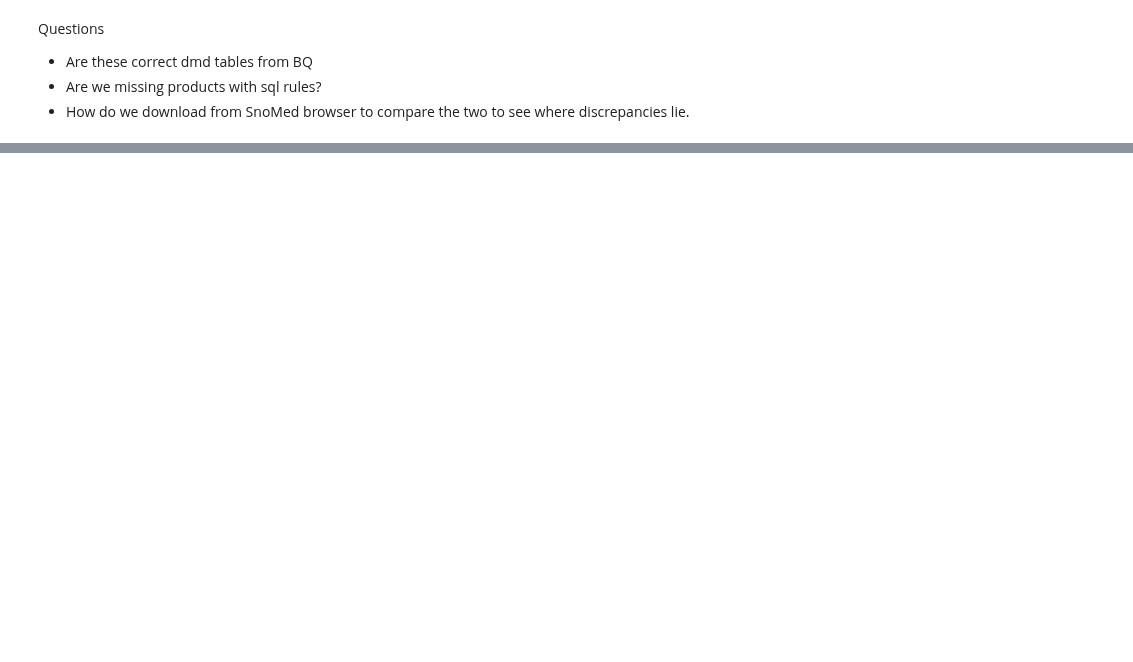
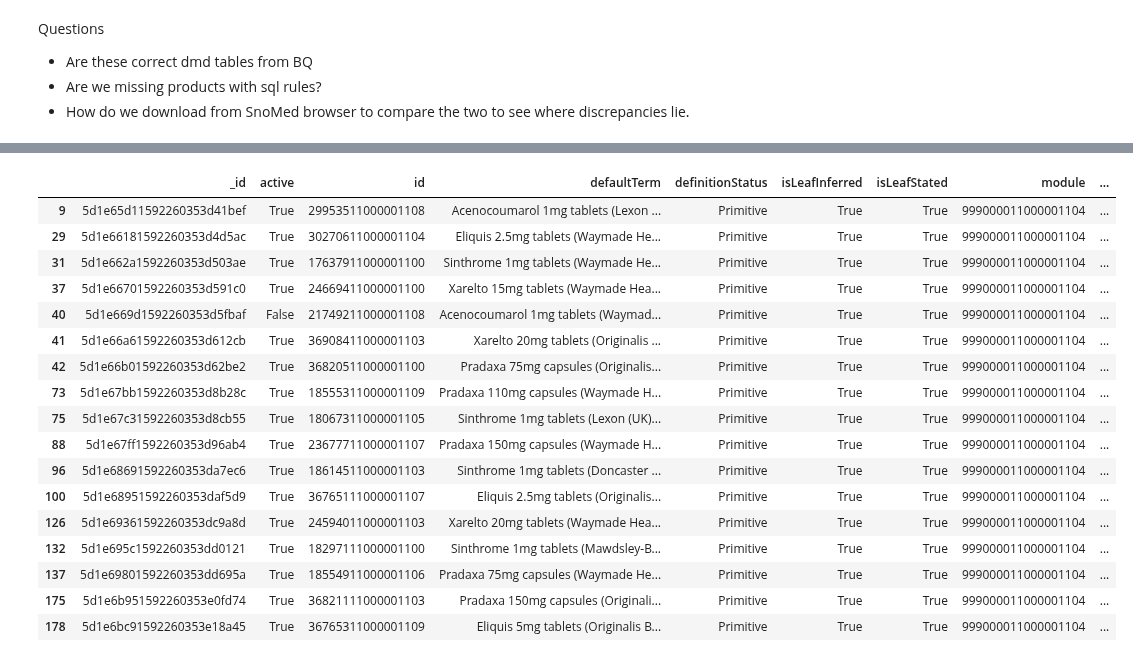
Before and after one commit to ebmdatalab/jupyter-notebooks, a Jupyter notebook: QoF/AF Ref Set.ipynb, the cells around one changed output, grey strips where cells are left out. Saved outputs shown, nothing was run; the diff lists cells and outputs as text; code cells hidden in the pictures; blank space fills up the shorter version.

```diff
--- a/QoF/AF Ref Set.ipynb
+++ b/QoF/AF Ref Set.ipynb
@@ -220,0 +227,7 @@ content['active']
+# %%
+amp_vmp.drop(["abbrevnm","basis", "basis_prev", "cfc_f", "combprod",
+              "descr", "df_ind", "ema", "flavour", "glu_f", "lic_auth",
+              "lic_auth_prev", "lic_authchange", "lic_authchangedt",
+              "pres_stat", "sug_f", "supp", "udfs", "udfs_uom", "unit_dose_uom",
+             "nm_prev", "nmchange", "nmdt", "nmprev", "non_availdt",
+             "non_avail", "parallel_import", "pres_f"], axis=1, inplace=True)
@@ -220,0 +243,4 @@ content['active']
+# %%
+ref_set.rename(columns={"conceptId":"id"}, inplace=True)
+
+ref_set.head()
@@ -220,0 +254,2 @@ content['active']
+# %%
+ref_set['id'] = ref_set.id.astype('int64')
@@ -220,0 +272,3 @@ content['active']
+# %%
+df_all = ref_set.merge(amp_vmp.drop_duplicates(), on=['id'],
+                   how='left', indicator=True)
@@ -220,0 +284,22 @@ content['active']
+# %%
+diff_df = df_all.loc[(df_all['_merge'] == 'left_only')]
+diff_df
+# %% [output]
+|  | _id | active | id | defaultTerm | definitionStatus | isLeafInferred | isLeafStated | module | ... |
+| 9 | 5d1e65d11592260353d41bef | True | 29953511000001108 | Acenocoumarol 1mg tablets (Lexon ... | Primitive | True | True | 999000011000001104 | ... |
+| 29 | 5d1e66181592260353d4d5ac | True | 30270611000001104 | Eliquis 2.5mg tablets (Waymade He... | Primitive | True | True | 999000011000001104 | ... |
+| 31 | 5d1e662a1592260353d503ae | True | 17637911000001100 | Sinthrome 1mg tablets (Waymade He... | Primitive | True | True | 999000011000001104 | ... |
+| 37 | 5d1e66701592260353d591c0 | True | 24669411000001100 | Xarelto 15mg tablets (Waymade Hea... | Primitive | True | True | 999000011000001104 | ... |
+| 40 | 5d1e669d1592260353d5fbaf | False | 21749211000001108 | Acenocoumarol 1mg tablets (Waymad... | Primitive | True | True | 999000011000001104 | ... |
+| 41 | 5d1e66a61592260353d612cb | True | 36908411000001103 | Xarelto 20mg tablets (Originalis ... | Primitive | True | True | 999000011000001104 | ... |
+| 42 | 5d1e66b01592260353d62be2 | True | 36820511000001100 | Pradaxa 75mg capsules (Originalis... | Primitive | True | True | 999000011000001104 | ... |
+| 73 | 5d1e67bb1592260353d8b28c | True | 18555311000001109 | Pradaxa 110mg capsules (Waymade H... | Primitive | True | True | 999000011000001104 | ... |
+| 75 | 5d1e67c31592260353d8cb55 | True | 18067311000001105 | Sinthrome 1mg tablets (Lexon (UK)... | Primitive | True | True | 999000011000001104 | ... |
+| 88 | 5d1e67ff1592260353d96ab4 | True | 23677711000001107 | Pradaxa 150mg capsules (Waymade H... | Primitive | True | True | 999000011000001104 | ... |
+| 96 | 5d1e68691592260353da7ec6 | True | 18614511000001103 | Sinthrome 1mg tablets (Doncaster ... | Primitive | True | True | 999000011000001104 | ... |
+| 100 | 5d1e68951592260353daf5d9 | True | 36765111000001107 | Eliquis 2.5mg tablets (Originalis... | Primitive | True | True | 999000011000001104 | ... |
+| 126 | 5d1e69361592260353dc9a8d | True | 24594011000001103 | Xarelto 20mg tablets (Waymade Hea... | Primitive | True | True | 999000011000001104 | ... |
+| 132 | 5d1e695c1592260353dd0121 | True | 18297111000001100 | Sinthrome 1mg tablets (Mawdsley-B... | Primitive | True | True | 999000011000001104 | ... |
+| 137 | 5d1e69801592260353dd695a | True | 18554911000001106 | Pradaxa 75mg capsules (Waymade He... | Primitive | True | True | 999000011000001104 | ... |
+| 175 | 5d1e6b951592260353e0fd74 | True | 36821111000001103 | Pradaxa 150mg capsules (Originali... | Primitive | True | True | 999000011000001104 | ... |
+| 178 | 5d1e6bc91592260353e18a45 | True | 36765311000001109 | Eliquis 5mg tablets (Originalis B... | Primitive | True | True | 999000011000001104 | ... |
```
Also changed, not shown: parts of 16 cells of this notebook.
